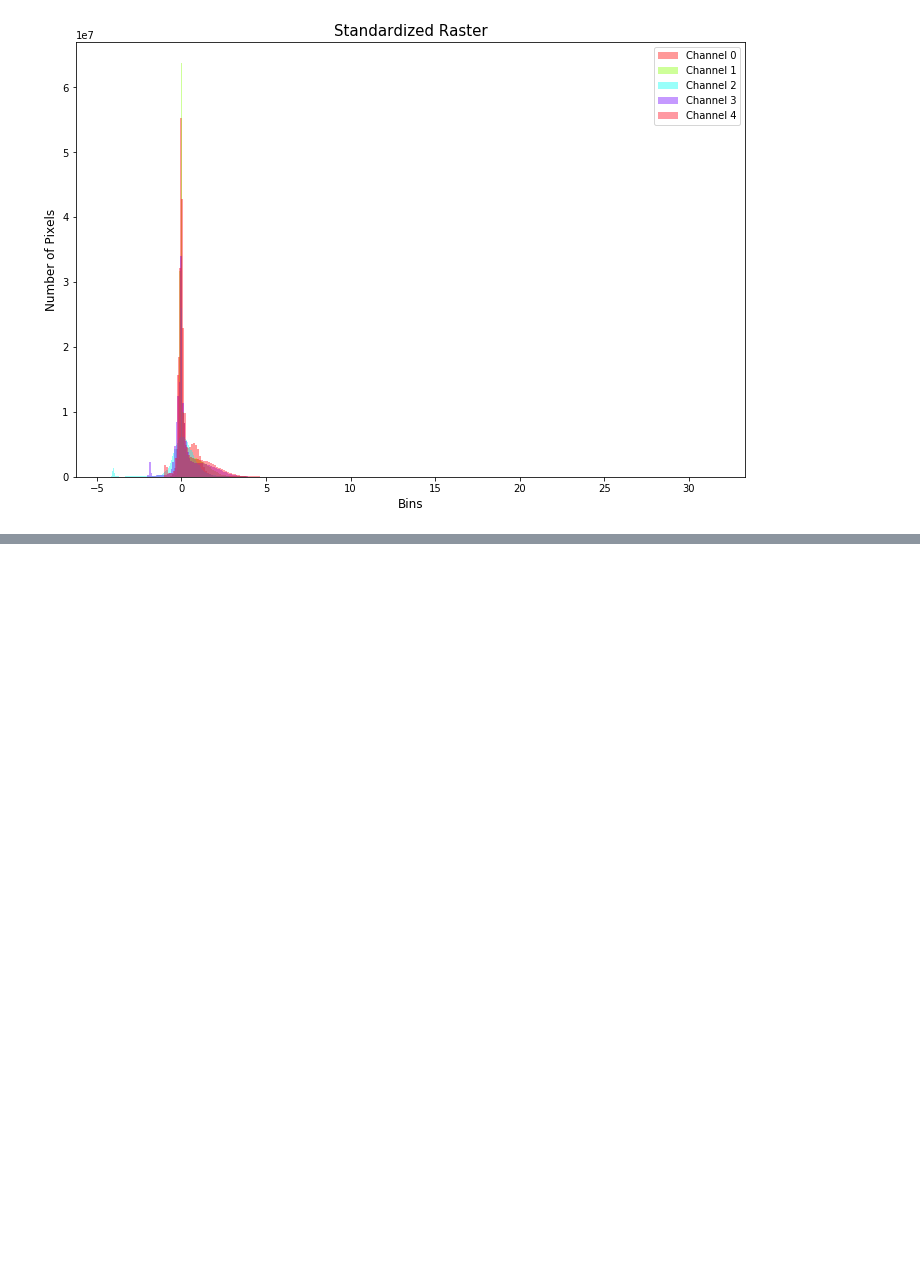
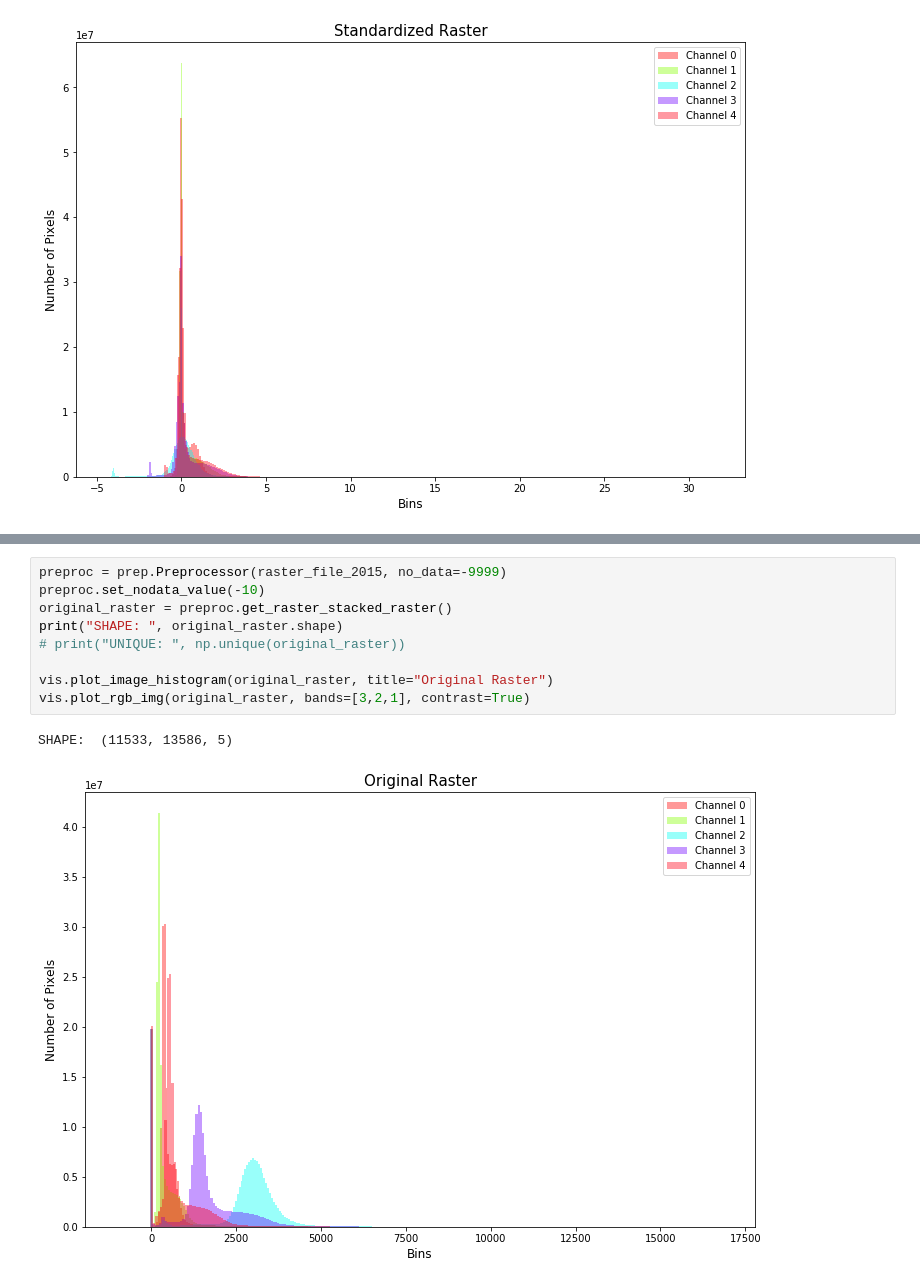
Before and after one commit to rvmaretto/deepgeo, a Jupyter notebook: notebooks/generate_dataset_paper-twoyears.ipynb, the cells around one changed output, grey strips where cells are left out. Saved outputs shown, nothing was run; the diff lists cells and outputs as text; blank space fills up the shorter version.

```diff
--- a/notebooks/generate_dataset_paper-twoyears.ipynb
+++ b/notebooks/generate_dataset_paper-twoyears.ipynb
@@ -111,0 +153,12 @@ vis.plot_vector_file(output_shp)
+# %%
+preproc = prep.Preprocessor(raster_file_2015, no_data=-9999)
+preproc.set_nodata_value(-10)
+original_raster = preproc.get_raster_stacked_raster()
+print("SHAPE: ", original_raster.shape)
+# print("UNIQUE: ", np.unique(original_raster))
+
+vis.plot_image_histogram(original_raster, title="Original Raster")
+vis.plot_rgb_img(original_raster, bands=[3,2,1], contrast=True)
+# %% [output]
+SHAPE:  (11533, 13586, 5)
+[figure, added]
```
Also changed, not shown: parts of 13 cells of this notebook, 2 other files.
